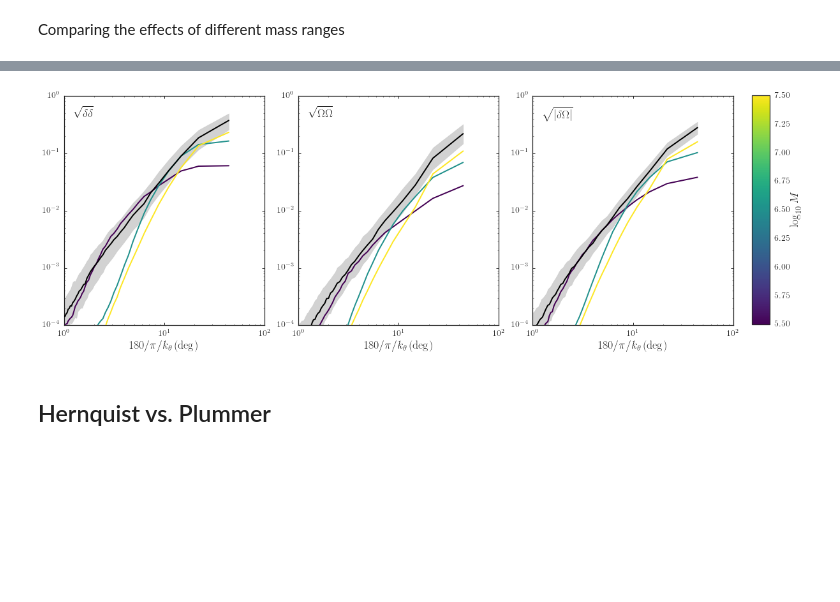
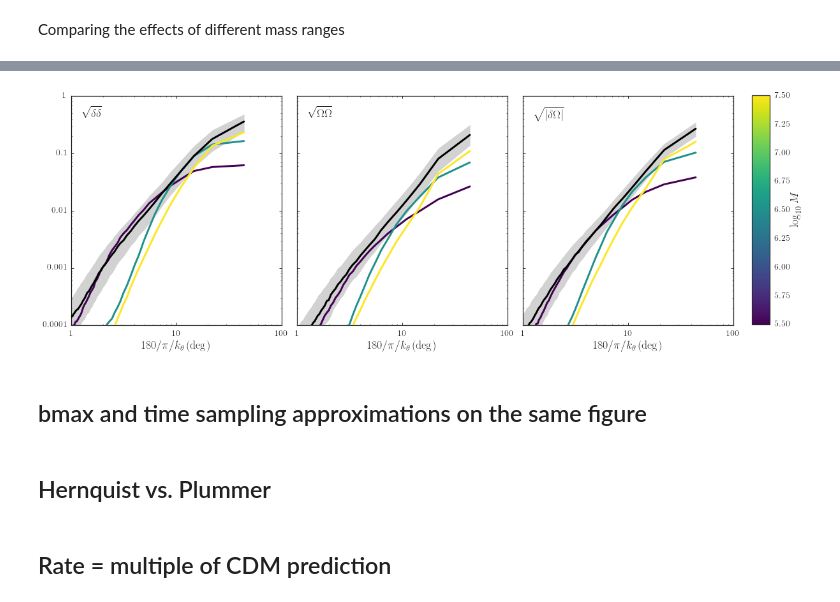
Before and after one commit to jobovy/streamgap-pepper, a Jupyter notebook: StreamPepperAnalysisGD1Like.ipynb, the cells around one changed output, grey strips where cells are left out. Saved outputs shown, nothing was run; the diff lists cells and outputs as text; code cells hidden in the pictures; blank space fills up the shorter version.

```diff
--- a/StreamPepperAnalysisGD1Like.ipynb
+++ b/StreamPepperAnalysisGD1Like.ipynb
@@ -84,22 +88,26 @@ def median_csd(filename,filename2=None,scatter=False):
                 numpy.sqrt(ppy[int(numpy.round(0.75*nsim))]*(apars[-1]-apars[0])))
 # %%
 def plot_all(filename,color=sns.color_palette()[0],zorder=1,ls='-',
-            fill=False,fill_color='0.65',fill_zorder=0):
+            fill=False,fill_color='0.65',fill_zorder=0,
+            scale=1.):
     subplot(1,3,1)
-    loglog(*median_csd(filename),lw=2.,color=color,zorder=zorder,ls=ls)
+    px, py= median_csd(filename)
+    loglog(px,scale*py,lw=2.,color=color,zorder=zorder,ls=ls)
     if fill:
         plotx, dum, low, high= median_csd(filename,scatter=True)
-        fill_between(plotx,low,high,color=fill_color,zorder=fill_zorder,alpha=0.5)
+        fill_between(plotx,scale*low,scale*high,color=fill_color,zorder=fill_zorder,alpha=0.5)
     subplot(1,3,2)
-    loglog(*median_csd(filename.replace('dens','omega')),lw=2.,color=color,zorder=zorder,ls=ls)
+    px, py= median_csd(filename.replace('dens','omega'))
+    loglog(px,scale*py,lw=2.,color=color,zorder=zorder,ls=ls)
     if fill:
         plotx, dum, low, high= median_csd(filename.replace('dens','omega'),scatter=True)
-        fill_between(plotx,low,high,color=fill_color,zorder=fill_zorder,alpha=0.5)
+        fill_between(plotx,scale*low,scale*high,color=fill_color,zorder=fill_zorder,alpha=0.5)
     subplot(1,3,3)
-    loglog(*median_csd(filename,filename.replace('dens','omega')),lw=2.,color=color,zorder=zorder,ls=ls)
+    px, py= median_csd(filename,filename.replace('dens','omega'))
+    loglog(px,scale*py,lw=2.,color=color,zorder=zorder,ls=ls)
     if fill:
         plotx, dum, low, high= median_csd(filename,filename.replace('dens','omega'),scatter=True)
-        fill_between(plotx,low,high,color=fill_color,zorder=fill_zorder,alpha=0.5)
+        fill_between(plotx,scale*low,scale*high,color=fill_color,zorder=fill_zorder,alpha=0.5)
     return None
 def set_ranges_and_labels():
     subplot(1,3,1)
@@ -107,27 +115,38 @@ def set_ranges_and_labels():
     xlabel(r'$180/\pi/k_{\theta}\,(\mathrm{deg})$')
     ylim(0.0001,1.)
     xlim(1.,100.)
+    for axis in [gca().xaxis,gca().yaxis]:
+        axis.set_major_formatter(FuncFormatter(
+                lambda y,pos: (r'${{:.{:1d}f}}$'.format(int(numpy.maximum(-numpy.log10(y),0)))).format(y)))
     subplot(1,3,2)
     bovy_plot.bovy_text(r'$\sqrt{\Omega\Omega}$',top_left=True,size=18.)
     xlabel(r'$180/\pi/k_{\theta}\,(\mathrm{deg})$')
     ylim(0.0001,1.)
     xlim(1.,100.)
+    gca().xaxis.set_major_formatter(FuncFormatter(
+            lambda y,pos: (r'${{:.{:1d}f}}$'.format(int(numpy.maximum(-numpy.log10(y),0)))).format(y)))
+    gca().yaxis.set_major_formatter(NullFormatter())
     subplot(1,3,3)
     bovy_plot.bovy_text(r'$\sqrt{|\delta\Omega|}$',top_left=True,size=18.)
     xlabel(r'$180/\pi/k_{\theta}\,(\mathrm{deg})$')
     ylim(0.0001,1.)
     xlim(1.,100.)
-    tight_layout()
+    gca().xaxis.set_major_formatter(FuncFormatter(
+            lambda y,pos: (r'${{:.{:1d}f}}$'.format(int(numpy.maximum(-numpy.log10(y),0)))).format(y)))
+    gca().yaxis.set_major_formatter(NullFormatter())
     return None
 def color_from_colormap(val,cmap,cmin,cmax):
     return cmap((val-cmin)/(cmax-cmin))
-def add_colorbar(vmin,vmax,clabel):
+def add_colorbar(vmin,vmax,clabel,save_figures=False):
     fig= pyplot.gcf()
-    fig.subplots_adjust(right=0.95)
-    cbar_ax = fig.add_axes([0.975, 0.13, 0.025, 0.83])
+    if save_figures:
+        cbar_ax = fig.add_axes([0.9,0.135,0.025,0.815])
+    else:
+        fig.subplots_adjust(right=0.95)
+        cbar_ax = fig.add_axes([0.975, 0.13, 0.025, 0.83])
     sm = pyplot.cm.ScalarMappable(cmap=cmap,norm=pyplot.Normalize(vmin=vmin,vmax=vmax))
     sm._A = []
-    cbar= fig.colorbar(sm,cax=cbar_ax)
+    cbar= fig.colorbar(sm,cax=cbar_ax,use_gridspec=True,format=r'$%.1f$')
     cbar.set_label(clabel)
     return None
 # %% [markdown]
@@ -445,5 +456,6 @@ plot_all(os.path.join(basefilename,'gd1_t64sampling_X5_6.5_dens.dat'),
 plot_all(os.path.join(basefilename,'gd1_t64sampling_X5_7.5_dens.dat'),
          color=color_from_colormap(7.5,cmap,5.5,7.5),zorder=5)
 set_ranges_and_labels()
-add_colorbar(5.5,7.5,r'$\log_{10} M$')
+tight_layout()
+add_colorbar(5.5,7.5,r'$\log_{10} M/M_\odot$')
 # %% [output]
@@ -459 +462,3 @@ WARNING: Using fewer than 1,000 (429) simulations to compute medians from /Users
-[figure, old version]
+[figure, new version]
+# %% [markdown]
+## bmax and time sampling approximations on the same figure
@@ -461,0 +538,2 @@ WARNING: Using fewer than 1,000 (429) simulations to compute medians from /Users
+# %% [markdown]
+## Rate = multiple of CDM prediction
```
Also changed, not shown: parts of 24 cells of this notebook, 1 other file.
